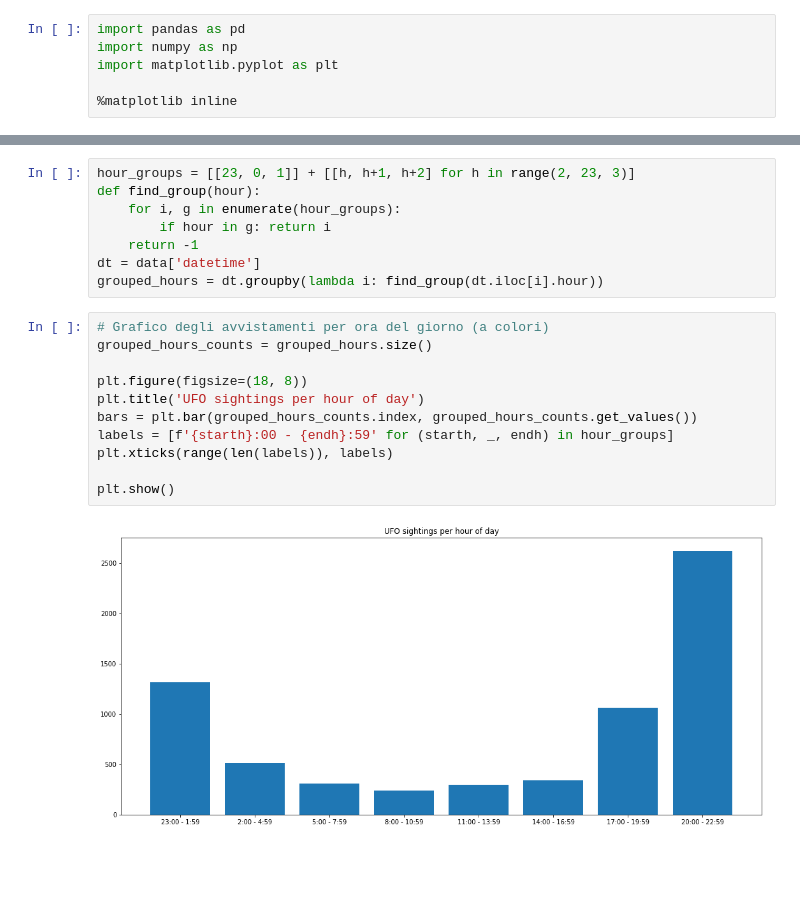
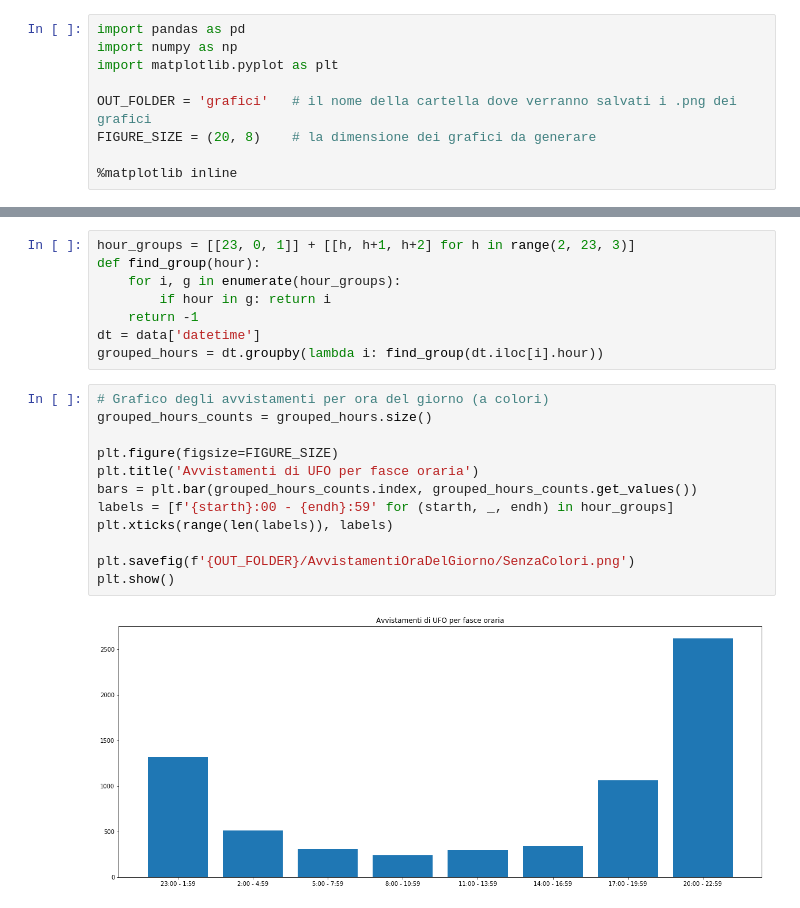
Before and after one commit to mrkct/scivis-progetto, a Jupyter notebook: ufo.ipynb, the cells around one changed output, grey strips where cells are left out. Drawn from its saved outputs; the diff is of its cells as text; blank space fills up the shorter version.

```diff
--- a/ufo.ipynb
+++ b/ufo.ipynb
@@ -10,6 +10,9 @@ import pandas as pd
 import numpy as np
 import matplotlib.pyplot as plt
 
+OUT_FOLDER = 'grafici'   # il nome della cartella dove verranno salvati i .png dei grafici
+FIGURE_SIZE = (20, 8)    # la dimensione dei grafici da generare
+
 %matplotlib inline
 # %%
 DATASET = 'sample_ufos.csv'
@@ -41,16 +37,17 @@ grouped_hours = dt.groupby(lambda i: find_group(dt.iloc[i].hour))
 # %%
 # Grafico degli avvistamenti per ora del giorno (a colori)
 grouped_hours_counts = grouped_hours.size()
 
-plt.figure(figsize=(18, 8))
-plt.title('UFO sightings per hour of day')
+plt.figure(figsize=FIGURE_SIZE)
+plt.title('Avvistamenti di UFO per fasce oraria')
 bars = plt.bar(grouped_hours_counts.index, grouped_hours_counts.get_values())
 labels = [f'{starth}:00 - {endh}:59' for (starth, _, endh) in hour_groups]
 plt.xticks(range(len(labels)), labels)
 
+plt.savefig(f'{OUT_FOLDER}/AvvistamentiOraDelGiorno/SenzaColori.png')
 plt.show()
 # %% [output]
-[figure, old version]
+[figure, new version]
 # %%
 gradients = [
     (0, 0, 0),      # 23:00 -  1:59
```
Also changed, not shown: parts of 14 cells of this notebook, 6 other files.
